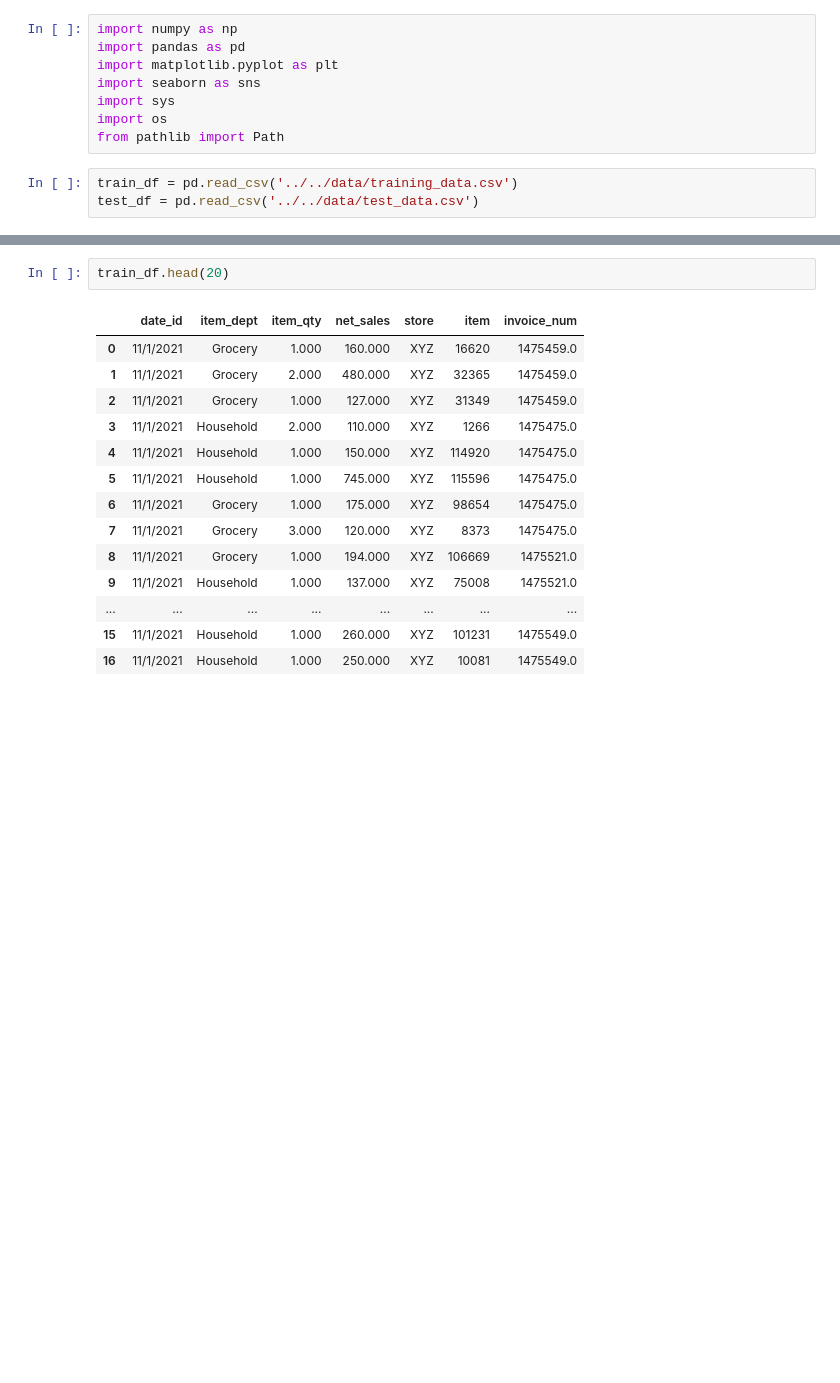
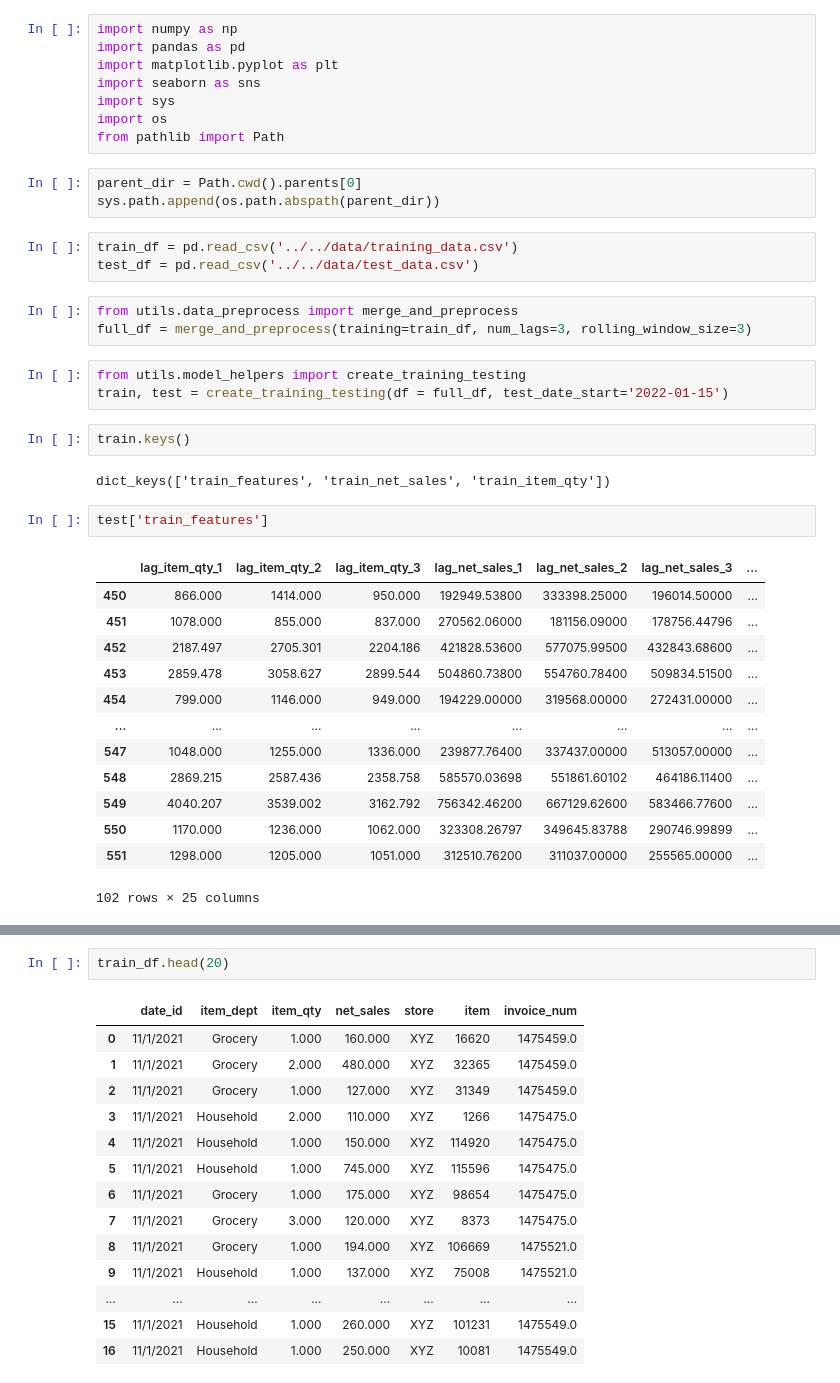
Before and after one commit to Vaseekaran-V/ML_CW, a Jupyter notebook: src/notebooks/modeling_train_test.ipynb, the cells around one changed output, grey strips where cells are left out. Saved outputs shown, nothing was run; the diff lists cells and outputs as text; blank space fills up the shorter version.

```diff
--- a/src/notebooks/modeling_train_test.ipynb
+++ b/src/notebooks/modeling_train_test.ipynb
@@ -6,6 +6,35 @@ import seaborn as sns
 import sys
 import os
 from pathlib import Path
+# %%
+parent_dir = Path.cwd().parents[0]
+sys.path.append(os.path.abspath(parent_dir))
 # %%
 train_df = pd.read_csv('../../data/training_data.csv')
 test_df = pd.read_csv('../../data/test_data.csv')
+# %%
+from utils.data_preprocess import merge_and_preprocess
+full_df = merge_and_preprocess(training=train_df, num_lags=3, rolling_window_size=3)
+# %%
+from utils.model_helpers import create_training_testing
+train, test = create_training_testing(df = full_df, test_date_start='2022-01-15')
+# %%
+train.keys()
+# %% [output]
+dict_keys(['train_features', 'train_net_sales', 'train_item_qty'])
+# %%
+test['train_features']
+# %% [output]
+|  | lag_item_qty_1 | lag_item_qty_2 | lag_item_qty_3 | lag_net_sales_1 | lag_net_sales_2 | lag_net_sales_3 | ... |
+| 450 | 866.000 | 1414.000 | 950.000 | 192949.53800 | 333398.25000 | 196014.50000 | ... |
+| 451 | 1078.000 | 855.000 | 837.000 | 270562.06000 | 181156.09000 | 178756.44796 | ... |
+| 452 | 2187.497 | 2705.301 | 2204.186 | 421828.53600 | 577075.99500 | 432843.68600 | ... |
+| 453 | 2859.478 | 3058.627 | 2899.544 | 504860.73800 | 554760.78400 | 509834.51500 | ... |
+| 454 | 799.000 | 1146.000 | 949.000 | 194229.00000 | 319568.00000 | 272431.00000 | ... |
+| ... | ... | ... | ... | ... | ... | ... | ... |
+| 547 | 1048.000 | 1255.000 | 1336.000 | 239877.76400 | 337437.00000 | 513057.00000 | ... |
+| 548 | 2869.215 | 2587.436 | 2358.758 | 585570.03698 | 551861.60102 | 464186.11400 | ... |
+| 549 | 4040.207 | 3539.002 | 3162.792 | 756342.46200 | 667129.62600 | 583466.77600 | ... |
+| 550 | 1170.000 | 1236.000 | 1062.000 | 323308.26797 | 349645.83788 | 290746.99899 | ... |
+| 551 | 1298.000 | 1205.000 | 1051.000 | 312510.76200 | 311037.00000 | 255565.00000 | ... |
+102 rows × 25 columns
```
Also changed, not shown: parts of 9 cells of this notebook, 2 other files.
